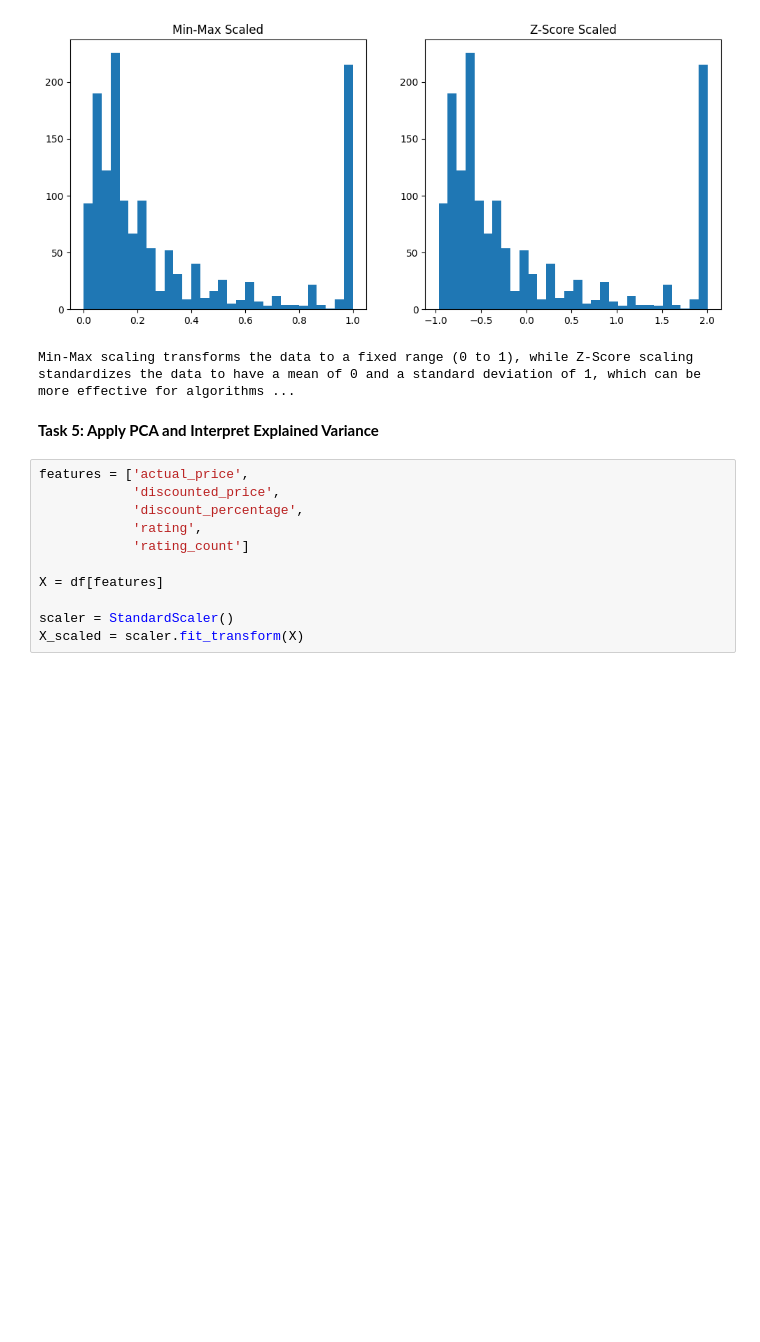
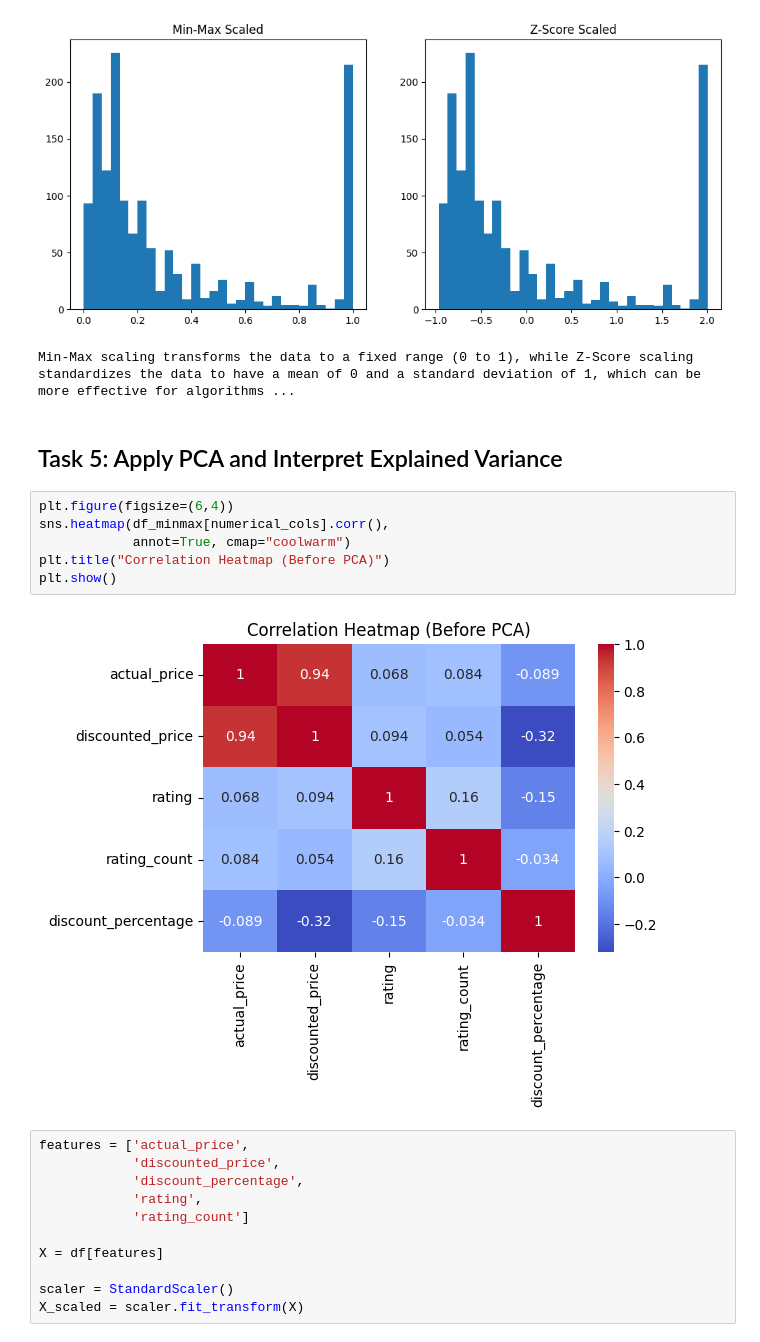
Before and after one commit to NoorAlahmed/amazon-sales-EDA, a Jupyter notebook: amazon_sales_EDA.ipynb, the cells around one changed output. Cells and saved outputs as stored; diff of their text form; blank space fills up the shorter version.

```diff
--- a/amazon_sales_EDA.ipynb
+++ b/amazon_sales_EDA.ipynb
@@ -461,7 +461,15 @@ print("Min-Max scaling transforms the data to a fixed range (0 to 1), while Z-Sc
 [figure]
 Min-Max scaling transforms the data to a fixed range (0 to 1), while Z-Score scaling standardizes the data to have a mean of 0 and a standard deviation of 1, which can be more effective for algorithms ...
 # %% [markdown]
-**Task 5: Apply PCA and Interpret Explained Variance**
+## Task 5: Apply PCA and Interpret Explained Variance
+# %%
+plt.figure(figsize=(6,4))
+sns.heatmap(df_minmax[numerical_cols].corr(),
+            annot=True, cmap="coolwarm")
+plt.title("Correlation Heatmap (Before PCA)")
+plt.show()
+# %% [output]
+[figure, added]
 # %%
 features = ['actual_price',
             'discounted_price',
```
Also changed, not shown: parts of 5 cells of this notebook.
